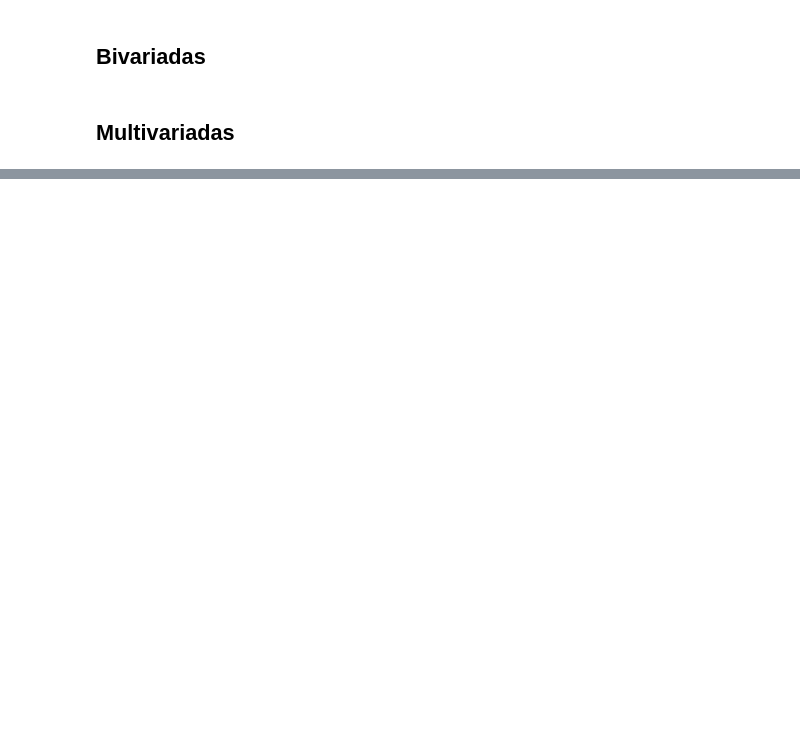
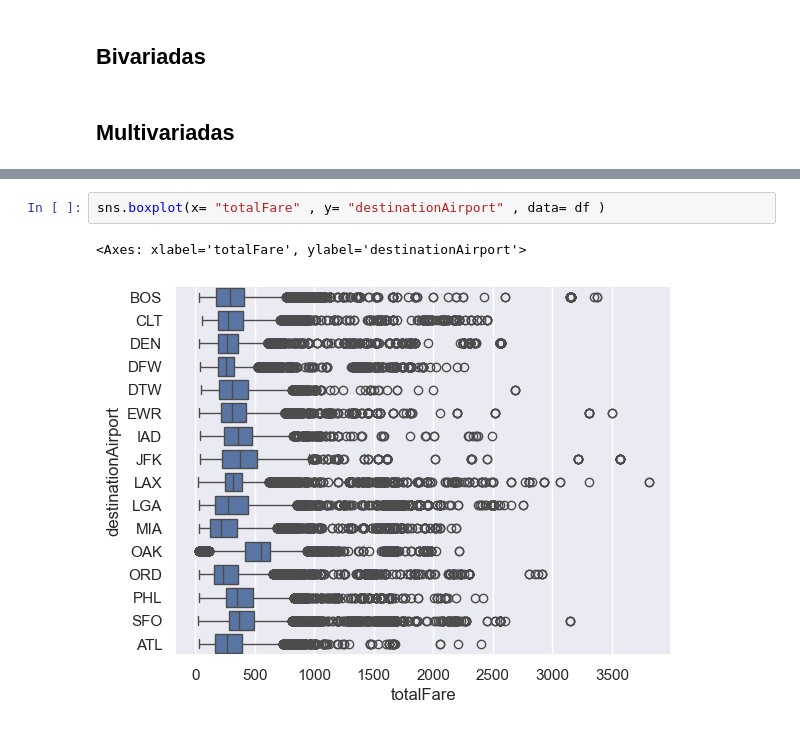
Before and after one commit to vitornuness/ads_2025_passagem_aerea, a Jupyter notebook: notebooks/2_eda.ipynb, the cells around one changed output, grey strips where cells are left out. Saved outputs shown, nothing was run; the diff lists cells and outputs as text; blank space fills up the shorter version.

```diff
--- a/notebooks/2_eda.ipynb
+++ b/notebooks/2_eda.ipynb
@@ -198,0 +229,5 @@ plt.show()
+# %%
+sns.boxplot(x= "totalFare" , y= "destinationAirport" , data= df )
+# %% [output]
+<Axes: xlabel='totalFare', ylabel='destinationAirport'>
+[figure, added]
```
Also changed, not shown: parts of 27 cells of this notebook.
